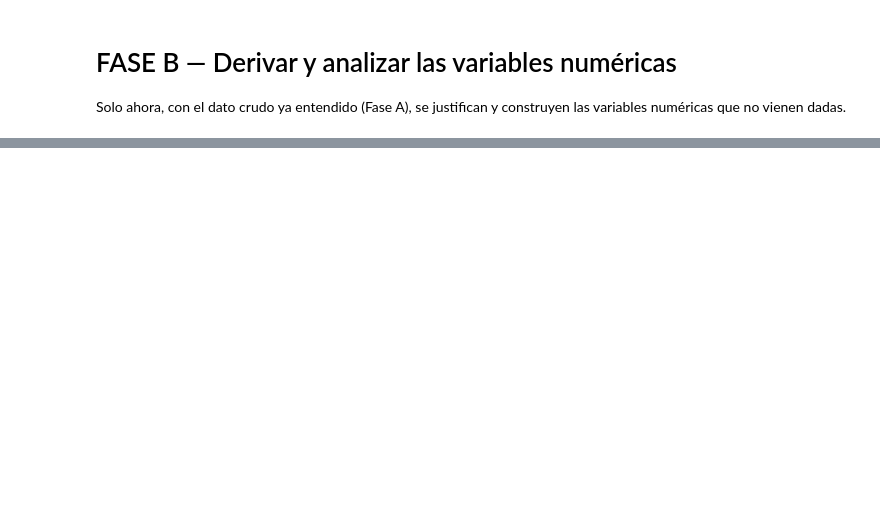
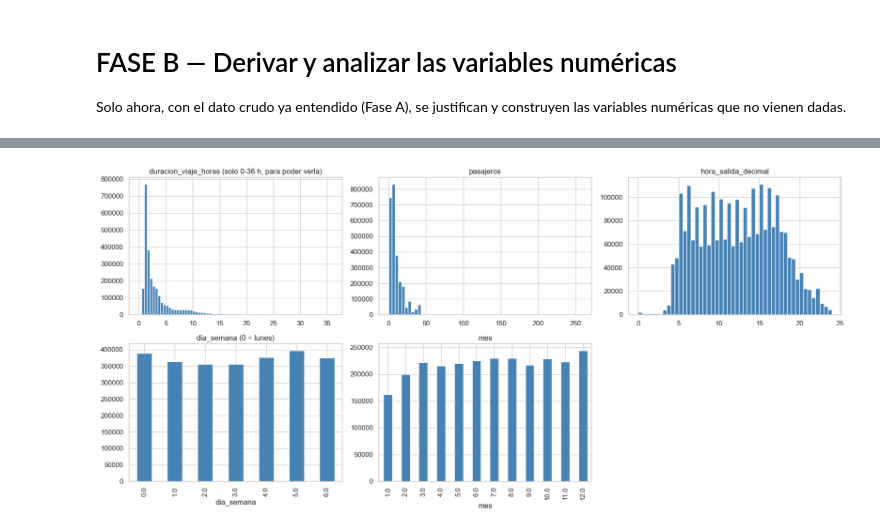
Before and after one commit to LauraCorreaO/bus-arrival-prediction, a Jupyter notebook: fase-1/notebooks/01-exploracion-datos.ipynb, the cells around one changed output, grey strips where cells are left out. Drawn from its saved outputs; the diff is of its cells as text; code cells hidden in the pictures; blank space fills up the shorter version.

```diff
--- a/fase-1/notebooks/01-exploracion-datos.ipynb
+++ b/fase-1/notebooks/01-exploracion-datos.ipynb
@@ -554,0 +407,21 @@ Este notebook no modifica ni descarta ninguna columna — solo explora y documen
+# %%
+salida_real = df["fecha_hora_salida_origen"].fillna(df["fecha_salida"])
+llegada_real = df["hora_de_llegada"]
+
+df["duracion_viaje_horas"] = (llegada_real - salida_real).dt.total_seconds() / 3600
+df["hora_salida_decimal"] = salida_real.dt.hour + salida_real.dt.minute / 60
+df["dia_semana"] = salida_real.dt.dayofweek      # 0 = lunes
+df["mes"] = salida_real.dt.month
+df["anio_salida"] = salida_real.dt.year          # solo para diagnostico, no es predictora
+
+print(f"% en medianoche tras la correccion (salida_real): {es_medianoche(salida_real).mean() * 100:.3f}%")
+print(f"Filas sin salida_real (ni fecha_hora_salida_origen ni fecha_salida): {int(salida_real.isna().sum())}")
+
+# Verificacion: cuando ambas columnas existen, ¿la fecha (dia calendario) coincide?
+ambas = df["fecha_hora_salida_origen"].notna() & df["fecha_salida"].notna()
+coincide = (df.loc[ambas, "fecha_hora_salida_origen"].dt.normalize()
+            == df.loc[ambas, "fecha_salida"].dt.normalize()).mean() * 100
+print(f"Filas con ambas columnas: {int(ambas.sum()):,}; el dia calendario coincide en {coincide:.2f}%")
+
+num_cols = ["pasajeros", "duracion_viaje_horas", "hora_salida_decimal", "dia_semana", "mes"]
+df[num_cols].head()
@@ -554,0 +517,18 @@ Este notebook no modifica ni descarta ninguna columna — solo explora y documen
+# %%
+fig, axes = plt.subplots(2, 3, figsize=(17, 8))
+ok_hist = df["duracion_viaje_horas"].between(0, 36)
+axes[0, 0].hist(df.loc[ok_hist, "duracion_viaje_horas"], bins=72, color="steelblue")
+axes[0, 0].set_title("duracion_viaje_horas (solo 0-36 h, para poder verla)")
+axes[0, 1].hist(df["pasajeros"], bins=60, color="steelblue")
+axes[0, 1].set_title("pasajeros")
+axes[0, 2].hist(df["hora_salida_decimal"], bins=48, color="steelblue")
+axes[0, 2].set_title("hora_salida_decimal")
+df["dia_semana"].value_counts().sort_index().plot.bar(ax=axes[1, 0], color="steelblue")
+axes[1, 0].set_title("dia_semana (0 = lunes)")
+df["mes"].value_counts().sort_index().plot.bar(ax=axes[1, 1], color="steelblue")
+axes[1, 1].set_title("mes")
+axes[1, 2].axis("off")
+plt.tight_layout()
+plt.show()
+# %% [output]
+[figure, added]
```
Also changed, not shown: parts of 80 cells of this notebook, 10 other files.
